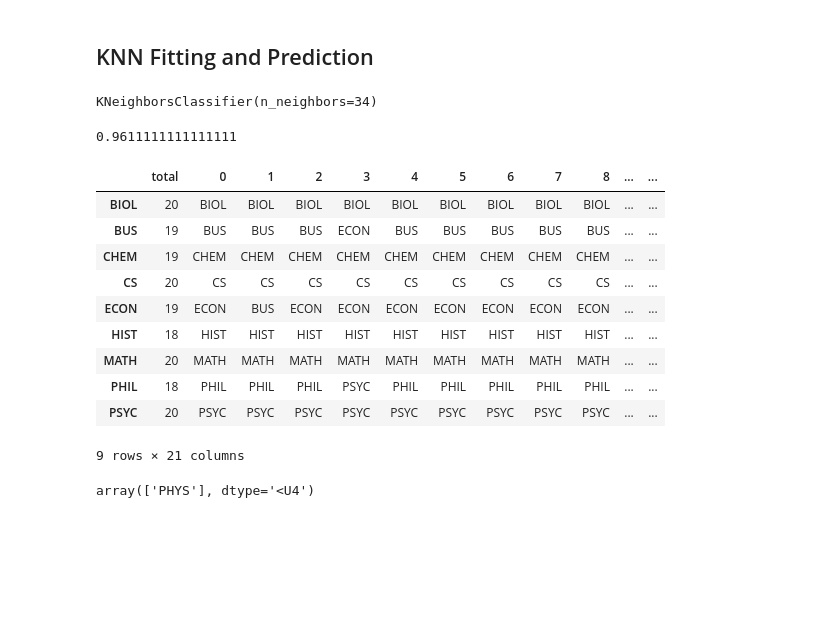
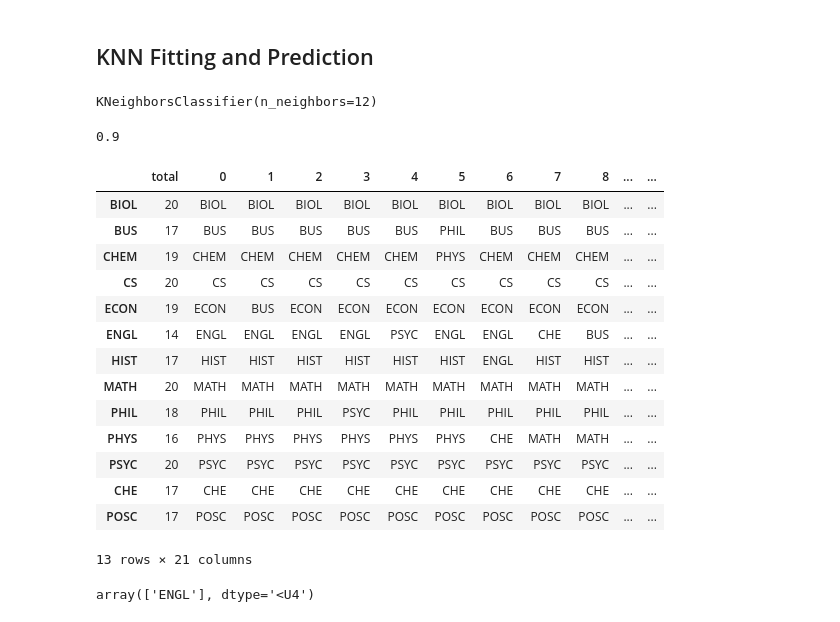
Before and after one commit to richard-duong/GuessTheClass, a Jupyter notebook: notebooks/knn_analysis.ipynb, the cells around one changed output. Cells and saved outputs as stored; diff of their text form; code cells hidden in the pictures; blank space fills up the shorter version.

```diff
--- a/notebooks/knn_analysis.ipynb
+++ b/notebooks/knn_analysis.ipynb
@@ -41,7 +48,7 @@ drop_subjects = ["ENGL", "CHE", "POSC", "PHYS"]
 reader = Reader()
 count = reader.load_captions("../data/dataset.json")
 df = reader.to_dataframe()
-df = df[~df["subject"].isin(drop_subjects)]
+#df = df[~df["subject"].isin(drop_subjects)]
 
 print("Loaded", count, "captions from dataset.json\n\n")
 print("This took", "{0:.2f}".format(time.time() - start_time), "seconds")
@@ -229,10 +236,10 @@ This took 0.00 seconds
 <h2>KNN Fitting and Prediction</h2>
 # %%
 # generates and fits classifier to training dataset
-classifier = KNeighborsClassifier(n_neighbors=34)
+classifier = KNeighborsClassifier(n_neighbors=12)
 classifier.fit(train_transform, train_labels)
 # %% [output]
-KNeighborsClassifier(n_neighbors=34)
+KNeighborsClassifier(n_neighbors=12)
 # %%
 def calculate_score(prediction, test_labels):
     return sum([1 if subject1 == subject2 else 0 for subject1, subject2 in zip(prediction, test_labels)]) / len(prediction)
@@ -242,39 +249,44 @@ prediction = classifier.predict(test_transform)
 score = calculate_score(prediction, test_labels)
 score
 # %% [output]
-0.9611111111111111
+0.9
 # %%
+subjects = df["subject"].unique()
 results = {}
 counts = {}
 
 for subject in subjects:
     results[subject] = []
     counts[subject] = 0
 
 for label, pred in zip(test_labels,prediction):
     results[label].append(pred)
 
     if label == pred:
         counts[label] += 1
 
 results_df = pd.DataFrame.from_dict(results, orient='index')
 results_df.insert(0, "total", counts.values())
 results_df
 # %% [output]
 |  | total | 0 | 1 | 2 | 3 | 4 | 5 | 6 | 7 | 8 | ... | ... |
 | BIOL | 20 | BIOL | BIOL | BIOL | BIOL | BIOL | BIOL | BIOL | BIOL | BIOL | ... | ... |
-| BUS | 19 | BUS | BUS | BUS | ECON | BUS | BUS | BUS | BUS | BUS | ... | ... |
-| CHEM | 19 | CHEM | CHEM | CHEM | CHEM | CHEM | CHEM | CHEM | CHEM | CHEM | ... | ... |
+| BUS | 17 | BUS | BUS | BUS | BUS | BUS | PHIL | BUS | BUS | BUS | ... | ... |
+| CHEM | 19 | CHEM | CHEM | CHEM | CHEM | CHEM | PHYS | CHEM | CHEM | CHEM | ... | ... |
 | CS | 20 | CS | CS | CS | CS | CS | CS | CS | CS | CS | ... | ... |
 | ECON | 19 | ECON | BUS | ECON | ECON | ECON | ECON | ECON | ECON | ECON | ... | ... |
-| HIST | 18 | HIST | HIST | HIST | HIST | HIST | HIST | HIST | HIST | HIST | ... | ... |
+| ENGL | 14 | ENGL | ENGL | ENGL | ENGL | PSYC | ENGL | ENGL | CHE | BUS | ... | ... |
+| HIST | 17 | HIST | HIST | HIST | HIST | HIST | HIST | ENGL | HIST | HIST | ... | ... |
 | MATH | 20 | MATH | MATH | MATH | MATH | MATH | MATH | MATH | MATH | MATH | ... | ... |
 | PHIL | 18 | PHIL | PHIL | PHIL | PSYC | PHIL | PHIL | PHIL | PHIL | PHIL | ... | ... |
+| PHYS | 16 | PHYS | PHYS | PHYS | PHYS | PHYS | PHYS | CHE | MATH | MATH | ... | ... |
 | PSYC | 20 | PSYC | PSYC | PSYC | PSYC | PSYC | PSYC | PSYC | PSYC | PSYC | ... | ... |
+| CHE | 17 | CHE | CHE | CHE | CHE | CHE | CHE | CHE | CHE | CHE | ... | ... |
+| POSC | 17 | POSC | POSC | POSC | POSC | POSC | POSC | POSC | POSC | POSC | ... | ... |
-9 rows × 21 columns
+13 rows × 21 columns
 # %%
-sample_text = [""]
+sample_text = ["internship"]
 sample_text_transform = stem_fit_vectorizer.transform(sample_text)
 classifier.predict(sample_text_transform)
 # %% [output]
-array(['PHYS'], dtype='<U4')
+array(['ENGL'], dtype='<U4')
```
Also changed, not shown: parts of 5 cells of this notebook, 3 other files.
